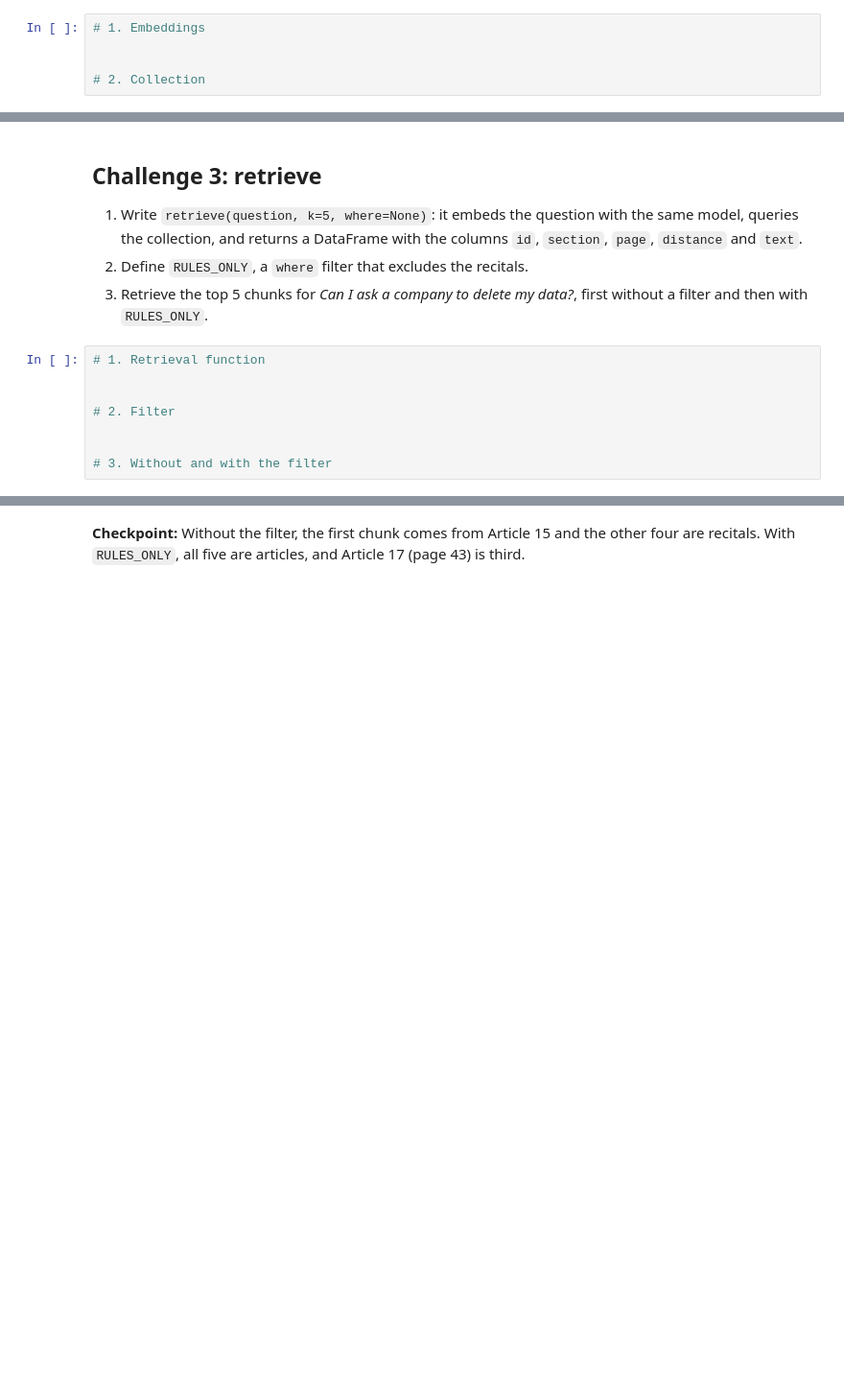
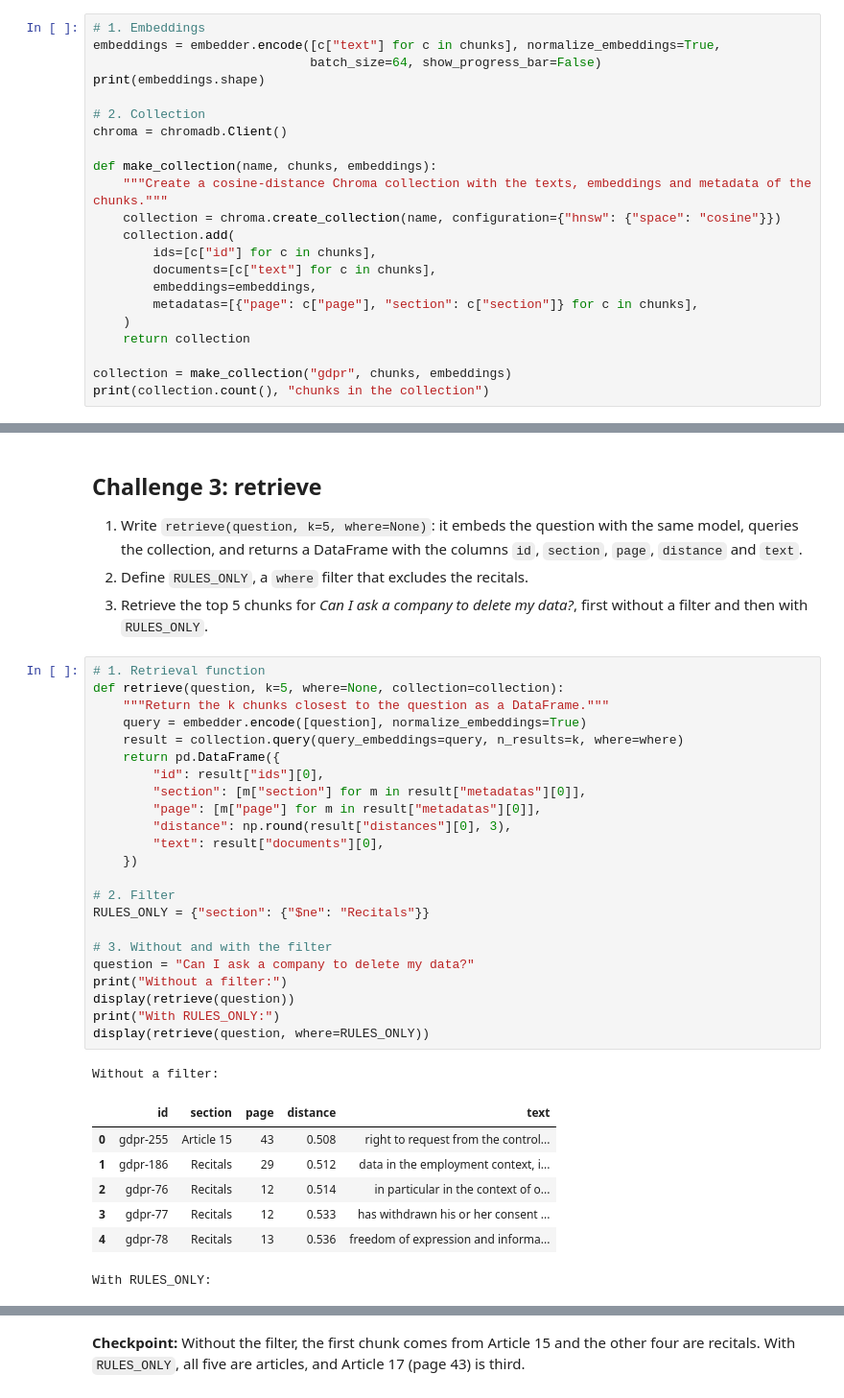
Before and after one commit to ironhack-labs/lab-intro-rag, a Jupyter notebook: your-code/main.ipynb, the cells around one changed output, grey strips where cells are left out. Shown at 96% size. Saved outputs shown, nothing was run; the diff lists cells and outputs as text; blank space fills up the shorter version.

```diff
--- a/your-code/main.ipynb
+++ b/your-code/main.ipynb
@@ -107,6 +163,23 @@ def load_pdf(path):
 2. Create a Chroma collection called `"gdpr"` (in memory, with `chromadb.Client()`) that compares vectors with cosine distance, and add the ids, texts, embeddings and metadata (`page` and `section`) of all chunks. Print `collection.count()`.
 # %%
 # 1. Embeddings
-
+embeddings = embedder.encode([c["text"] for c in chunks], normalize_embeddings=True,
+                             batch_size=64, show_progress_bar=False)
+print(embeddings.shape)
 
 # 2. Collection
+chroma = chromadb.Client()
+
+def make_collection(name, chunks, embeddings):
+    """Create a cosine-distance Chroma collection with the texts, embeddings and metadata of the chunks."""
+    collection = chroma.create_collection(name, configuration={"hnsw": {"space": "cosine"}})
+    collection.add(
+        ids=[c["id"] for c in chunks],
+        documents=[c["text"] for c in chunks],
+        embeddings=embeddings,
+        metadatas=[{"page": c["page"], "section": c["section"]} for c in chunks],
+    )
+    return collection
+
+collection = make_collection("gdpr", chunks, embeddings)
+print(collection.count(), "chunks in the collection")
@@ -120,9 +196,33 @@ def load_pdf(path):
 3. Retrieve the top 5 chunks for *Can I ask a company to delete my data?*, first without a filter and then with `RULES_ONLY`.
 # %%
 # 1. Retrieval function
-
+def retrieve(question, k=5, where=None, collection=collection):
+    """Return the k chunks closest to the question as a DataFrame."""
+    query = embedder.encode([question], normalize_embeddings=True)
+    result = collection.query(query_embeddings=query, n_results=k, where=where)
+    return pd.DataFrame({
+        "id": result["ids"][0],
+        "section": [m["section"] for m in result["metadatas"][0]],
+        "page": [m["page"] for m in result["metadatas"][0]],
+        "distance": np.round(result["distances"][0], 3),
+        "text": result["documents"][0],
+    })
 
 # 2. Filter
-
+RULES_ONLY = {"section": {"$ne": "Recitals"}}
 
 # 3. Without and with the filter
+question = "Can I ask a company to delete my data?"
+print("Without a filter:")
+display(retrieve(question))
+print("With RULES_ONLY:")
+display(retrieve(question, where=RULES_ONLY))
+# %% [output]
+Without a filter:
+|  | id | section | page | distance | text |
+| 0 | gdpr-255 | Article 15 | 43 | 0.508 | right to request from the control... |
+| 1 | gdpr-186 | Recitals | 29 | 0.512 | data in the employment context, i... |
+| 2 | gdpr-76 | Recitals | 12 | 0.514 | in particular in the context of o... |
+| 3 | gdpr-77 | Recitals | 12 | 0.533 | has withdrawn his or her consent ... |
+| 4 | gdpr-78 | Recitals | 13 | 0.536 | freedom of expression and informa... |
+With RULES_ONLY:
```
Also changed, not shown: parts of 13 cells of this notebook.
